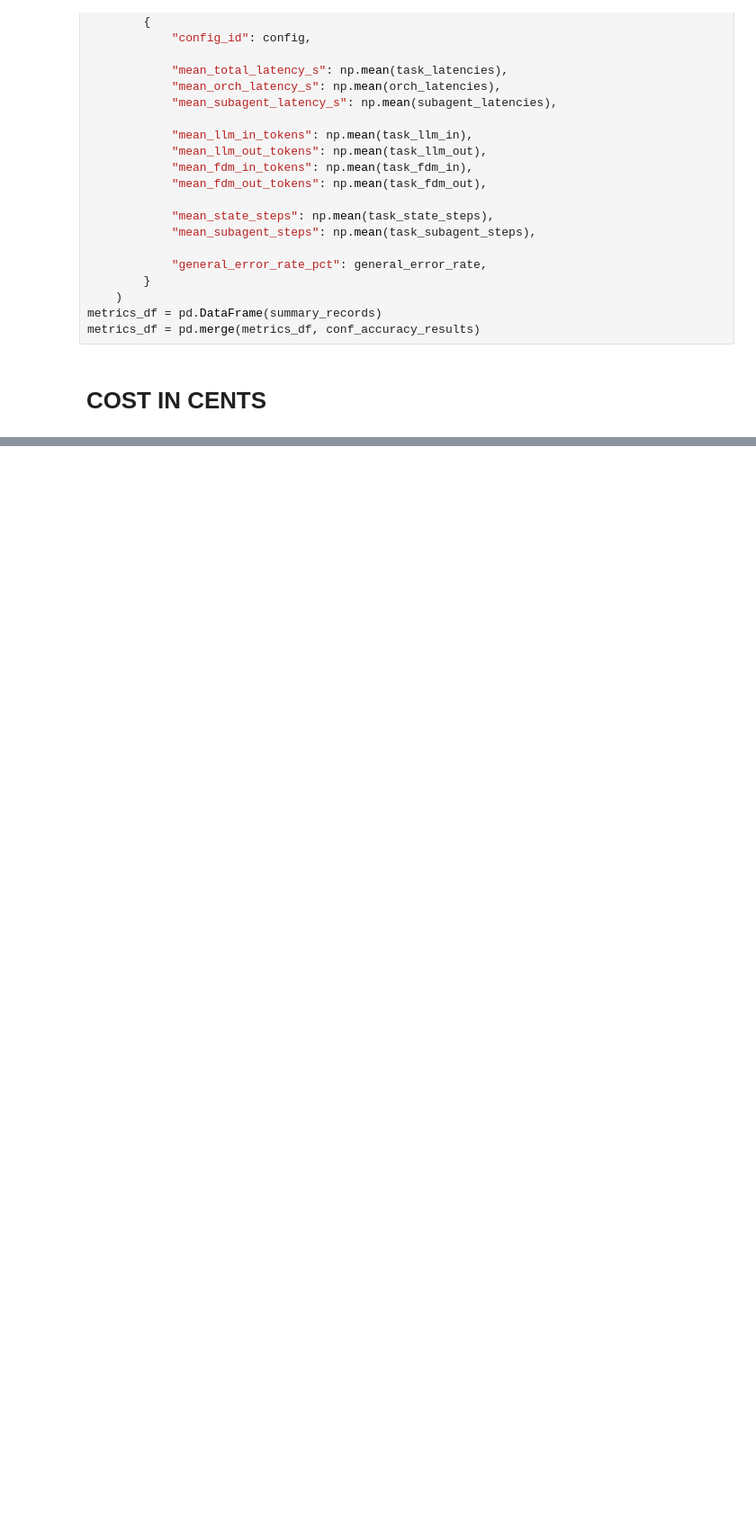
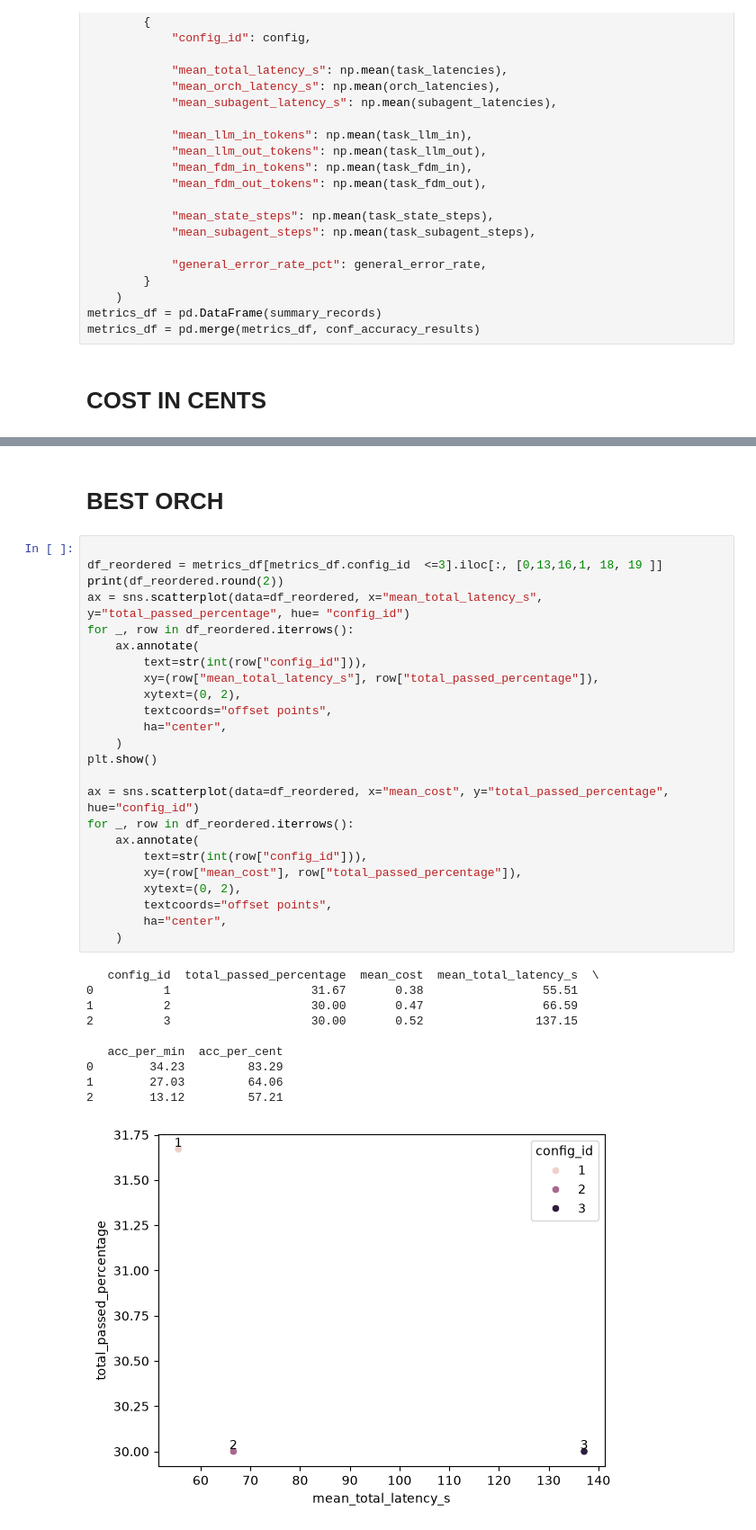
Before and after one commit to MikeStefas/llm_fdm_agents, a Jupyter notebook: analysis.ipynb, the cells around one changed output, grey strips where cells are left out. Shown at 90% size. Saved outputs shown, nothing was run; the diff lists cells and outputs as text; blank space fills up the shorter version.

```diff
--- a/analysis.ipynb
+++ b/analysis.ipynb
@@ -194,0 +231,37 @@ sns.scatterplot(data=metrics_df, x="mean_cost", y="total_passed_percentage", hue
+# %% [markdown]
+# BEST ORCH
+# %%
+
+df_reordered = metrics_df[metrics_df.config_id  <=3].iloc[:, [0,13,16,1, 18, 19 ]]
+print(df_reordered.round(2))
+ax = sns.scatterplot(data=df_reordered, x="mean_total_latency_s", y="total_passed_percentage", hue= "config_id")
+for _, row in df_reordered.iterrows():
+    ax.annotate(
+        text=str(int(row["config_id"])),
+        xy=(row["mean_total_latency_s"], row["total_passed_percentage"]),
+        xytext=(0, 2),
+        textcoords="offset points",
+        ha="center",
+    )
+plt.show()
+
+ax = sns.scatterplot(data=df_reordered, x="mean_cost", y="total_passed_percentage", hue="config_id")
+for _, row in df_reordered.iterrows():
+    ax.annotate(
+        text=str(int(row["config_id"])),
+        xy=(row["mean_cost"], row["total_passed_percentage"]),
+        xytext=(0, 2),
+        textcoords="offset points",
+        ha="center",
+    )
+# %% [output]
+   config_id  total_passed_percentage  mean_cost  mean_total_latency_s  \
+0          1                    31.67       0.38                 55.51
+1          2                    30.00       0.47                 66.59
+2          3                    30.00       0.52                137.15
+
+   acc_per_min  acc_per_cent
+0        34.23         83.29
+1        27.03         64.06
+2        13.12         57.21
+[figure, added]
```
Also changed, not shown: parts of 11 cells of this notebook, 4 other files.
